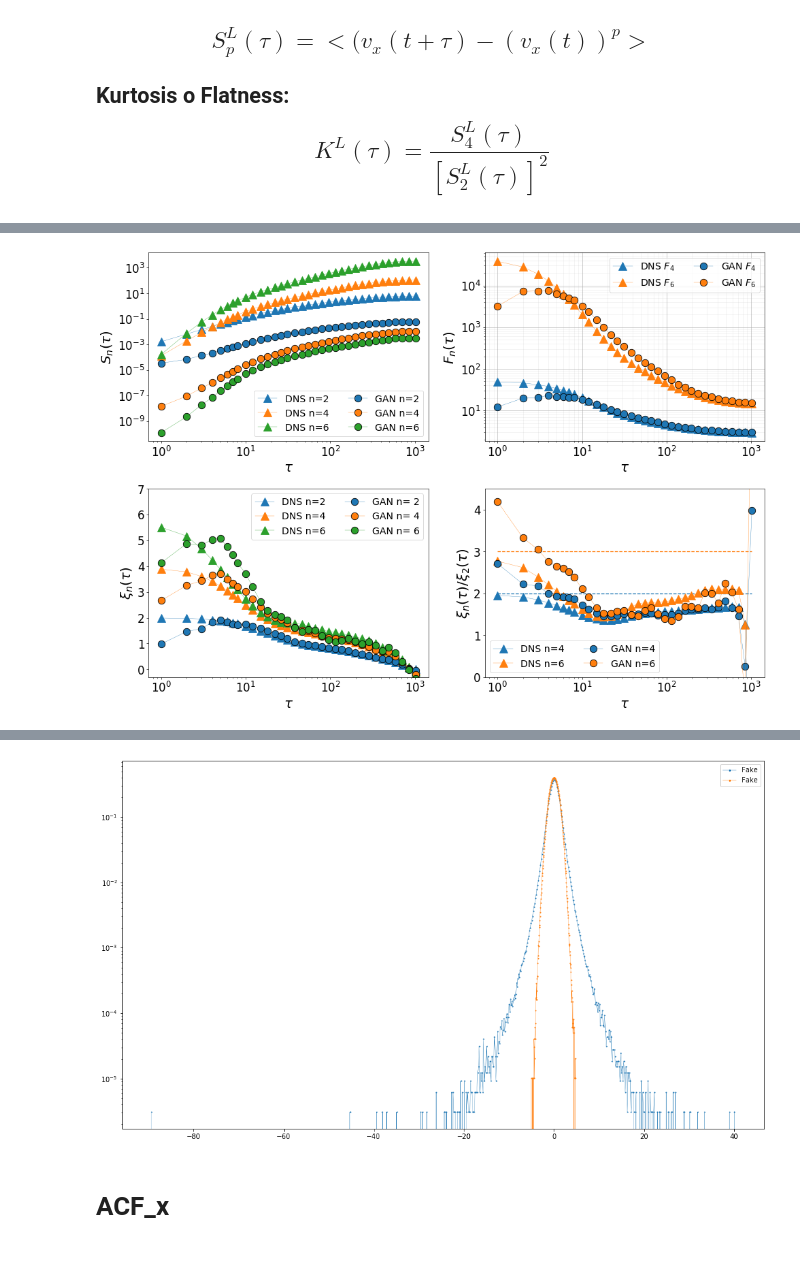
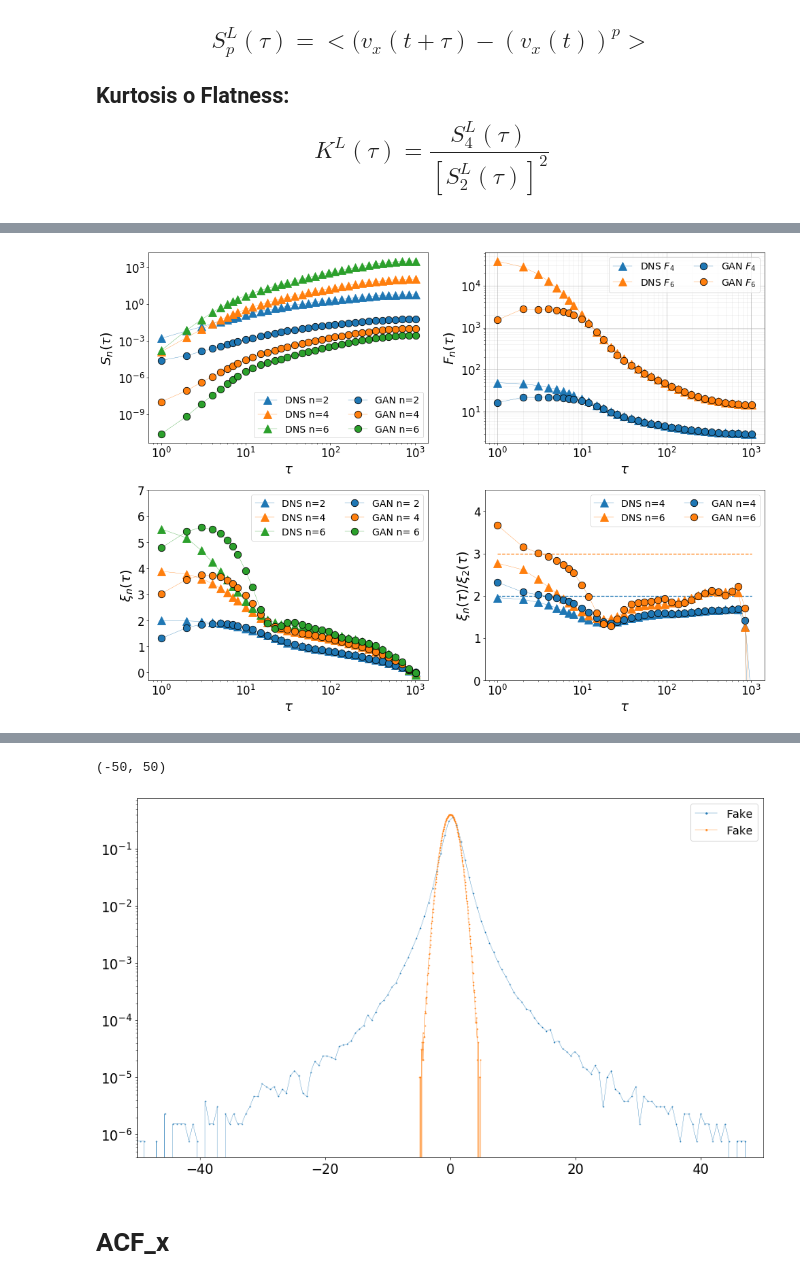
Before and after one commit to scarpma/lagrangian, a Jupyter notebook: gan_test_2048.ipynb, the cells around one changed output, grey strips where cells are left out. Saved outputs shown, nothing was run; the diff lists cells and outputs as text; code cells hidden in the pictures.

```diff
--- a/gan_test_2048.ipynb
+++ b/gan_test_2048.ipynb
@@ -21,8 +23,8 @@ os.mkdir(f'/storage/scarpolini/databases/'+db_name+'/'+wgan_type+'/runs/{run}')
 np.save(f'/storage/scarpolini/databases/'+db_name+'/'+wgan_type+'/runs/{run}/gen_trajs_{number}', trajs)
 del trajs
 # %%
-#path = f'/storage/scarpolini/databases/lagrangian/wgangp2048/runs/{run}/gen_trajs_{number}.npy'
-path = f'/scratch/scarpolini/lagrangian/'+wgan_type+f'/runs/{run}/gen_trajs_{number}.npy'
+path = f'/storage/scarpolini/databases/lagrangian/wgangp2048/runs/{run}/gen_trajs_{number}.npy'
+#path = f'/scratch/scarpolini/lagrangian/'+wgan_type+f'/runs/{run}/gen_trajs_{number}.npy'
 gen = np.load(path)
 print('shape: ',gen.shape)
 
@@ -577,12 +416,12 @@ NameError: name 'wgan_type' is not defined
 import numpy as np
 import matplotlib.pyplot as plt
 
-npart = 50000
-run = 10
-number = 10000
+npart = 500000
+run = 7
+number = 1750
 WGAN_TYPE = 'wgangp2048'
 
-sfr = np.load("data/real/struct_function_327680_part_2048.npy")
+sfr = np.loadtxt("data/real/sf2048.dat")
 sfg = np.loadtxt("data/"+WGAN_TYPE+f"/struct_function_{npart}_part_gen_{run}_{number}.npy")
 
 # DERIVATE LOGARITMICHE
@@ -674,7 +513,7 @@ ax[1,1].legend(**op_leg)
 
 fig.tight_layout()
 # %% [output]
-[figure, old version]
+[figure, new version]
 # %%
 a = np.round(np.logspace(np.log2(2),np.log2(1000),23,base=2)).astype('int')
 for ii in range(len(a)):
@@ -703,7 +542,7 @@ def noise_gen(samples):
 # %%
 op_gen = {'marker':'.','lw':0.4,'ms':2}
 
-x = np.random.standard_t(4, size=(2000000))
+x = np.random.standard_t(3, size=(2000000))
 y = np.random.normal(0,1, size=(2000000))
 
 plt.figure(figsize=(17,10))
@@ -740,6 +579,6 @@ plt.plot(bin_edges, hist, label='Fake', **op_gen)
 
 plt.legend(markerscale=2)
 plt.yscale('log')
-#plt.xlim([-6,6])
+plt.xlim([-50,50])
 #fign.savefig(f'lagr_gan_d1_run51_w_extremes', fmt='png', dpi=60)
 # %% [output]
@@ -748,4 +587,5 @@ plt.yscale('log')
+(-50, 50)
-[figure, old version]
+[figure, new version]
 # %% [markdown]
 # ACF_x
 # %%
```
Also changed, not shown: parts of 11 cells of this notebook, 36 other files.
